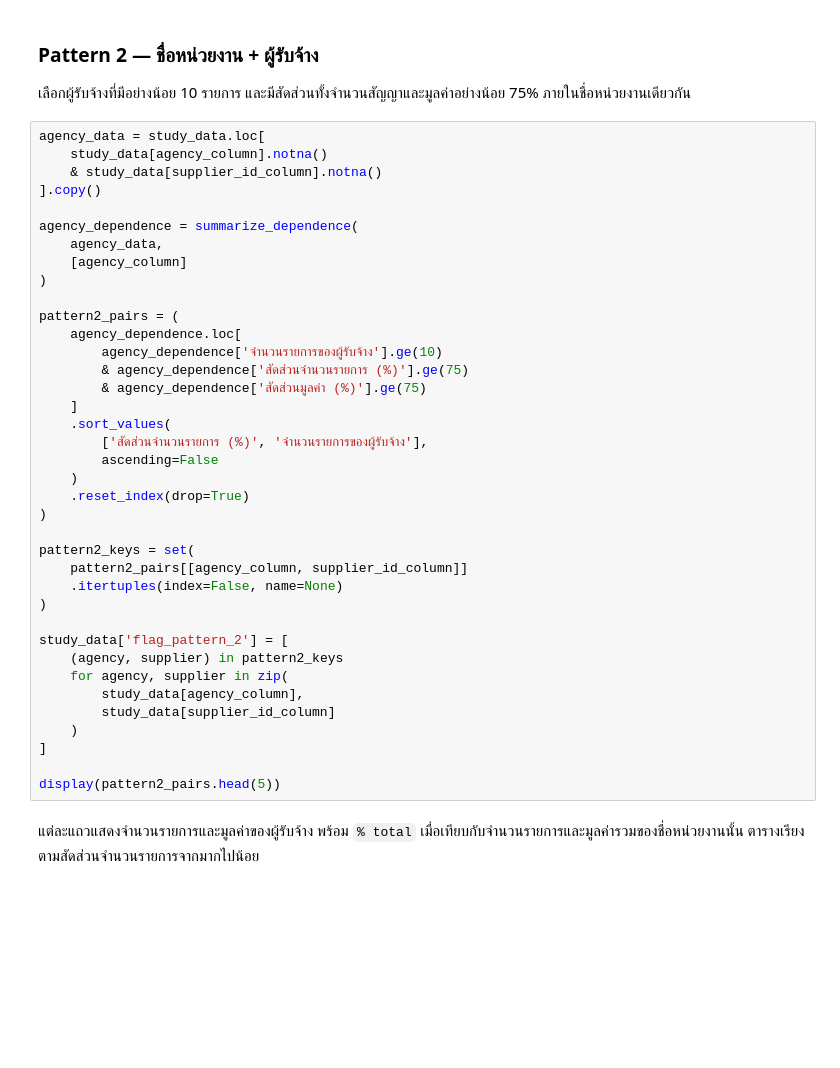
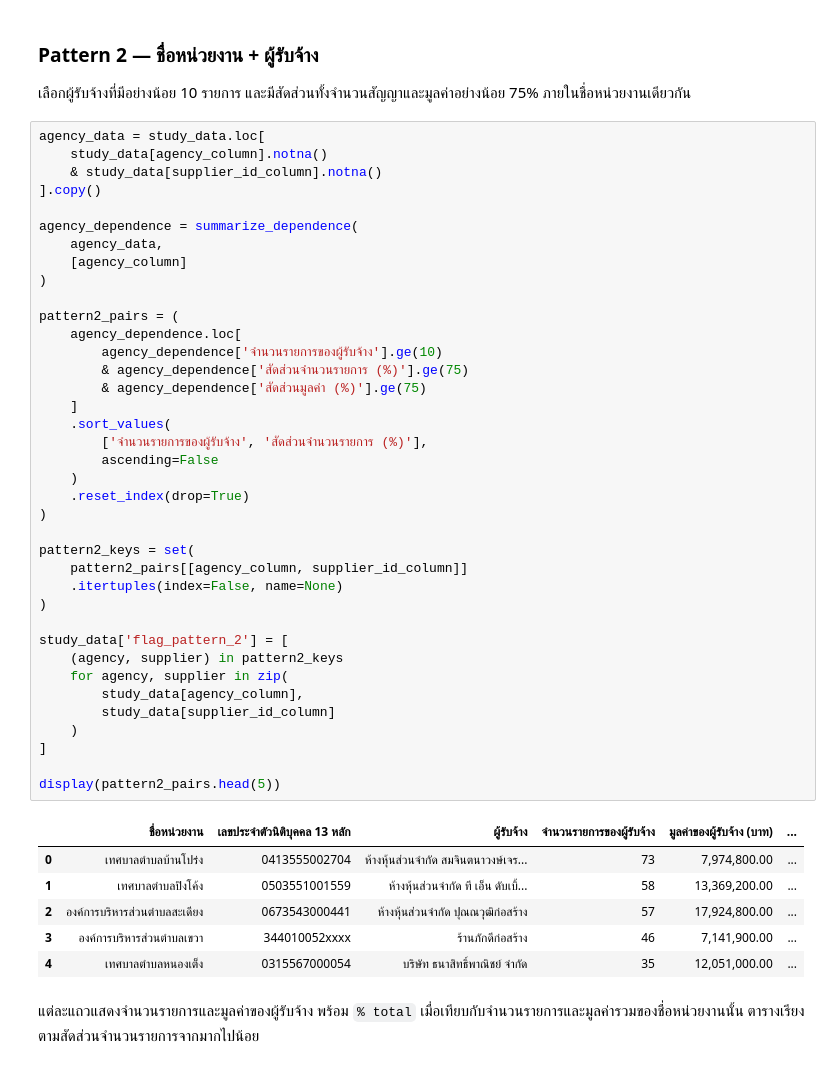
Before and after one commit to mdanmek/nida-dads-notes, a Jupyter notebook: dads5001-data-tools/project/eda/04_construction_review_indicators_2569.ipynb, the cells around one changed output. Drawn from its saved outputs; the diff is of its cells as text; blank space fills up the shorter version.

```diff
--- a/dads5001-data-tools/project/eda/04_construction_review_indicators_2569.ipynb
+++ b/dads5001-data-tools/project/eda/04_construction_review_indicators_2569.ipynb
@@ -369,34 +414,41 @@ agency_dependence = summarize_dependence(
     agency_data,
     [agency_column]
 )
 
 pattern2_pairs = (
     agency_dependence.loc[
         agency_dependence['จำนวนรายการของผู้รับจ้าง'].ge(10)
         & agency_dependence['สัดส่วนจำนวนรายการ (%)'].ge(75)
         & agency_dependence['สัดส่วนมูลค่า (%)'].ge(75)
     ]
     .sort_values(
-        ['สัดส่วนจำนวนรายการ (%)', 'จำนวนรายการของผู้รับจ้าง'],
+        ['จำนวนรายการของผู้รับจ้าง', 'สัดส่วนจำนวนรายการ (%)'],
         ascending=False
     )
     .reset_index(drop=True)
 )
 
 pattern2_keys = set(
     pattern2_pairs[[agency_column, supplier_id_column]]
     .itertuples(index=False, name=None)
 )
 
 study_data['flag_pattern_2'] = [
     (agency, supplier) in pattern2_keys
     for agency, supplier in zip(
         study_data[agency_column],
         study_data[supplier_id_column]
     )
 ]
 
 display(pattern2_pairs.head(5))
+# %% [output]
+|  | ชื่อหน่วยงาน | เลขประจำตัวนิติบุคคล 13 หลัก | ผู้รับจ้าง | จำนวนรายการของผู้รับจ้าง | มูลค่าของผู้รับจ้าง (บาท) | ... |
+| 0 | เทศบาลตำบลบ้านโปร่ง | 0413555002704 | ห้างหุ้นส่วนจำกัด สมจินตนาวงษ์เจร... | 73 | 7,974,800.00 | ... |
+| 1 | เทศบาลตำบลปิงโค้ง | 0503551001559 | ห้างหุ้นส่วนจำกัด ที เอ็น ดับเบิ้... | 58 | 13,369,200.00 | ... |
+| 2 | องค์การบริหารส่วนตำบลสะเดียง | 0673543000441 | ห้างหุ้นส่วนจำกัด ปุณณวุฒิก่อสร้าง | 57 | 17,924,800.00 | ... |
+| 3 | องค์การบริหารส่วนตำบลเขวา | 344010052xxxx | ร้านภักดีก่อสร้าง | 46 | 7,141,900.00 | ... |
+| 4 | เทศบาลตำบลหนองเต็ง | 0315567000054 | บริษัท ธนาสิทธิ์พาณิชย์ จำกัด | 35 | 12,051,000.00 | ... |
 # %% [markdown]
 แต่ละแถวแสดงจำนวนรายการและมูลค่าของผู้รับจ้าง พร้อม `% total` เมื่อเทียบกับจำนวนรายการและมูลค่ารวมของชื่อหน่วยงานนั้น ตารางเรียงตามสัดส่วนจำนวนรายการจากมากไปน้อย
 # %% [markdown]
```
Also changed, not shown: parts of 15 cells of this notebook.
